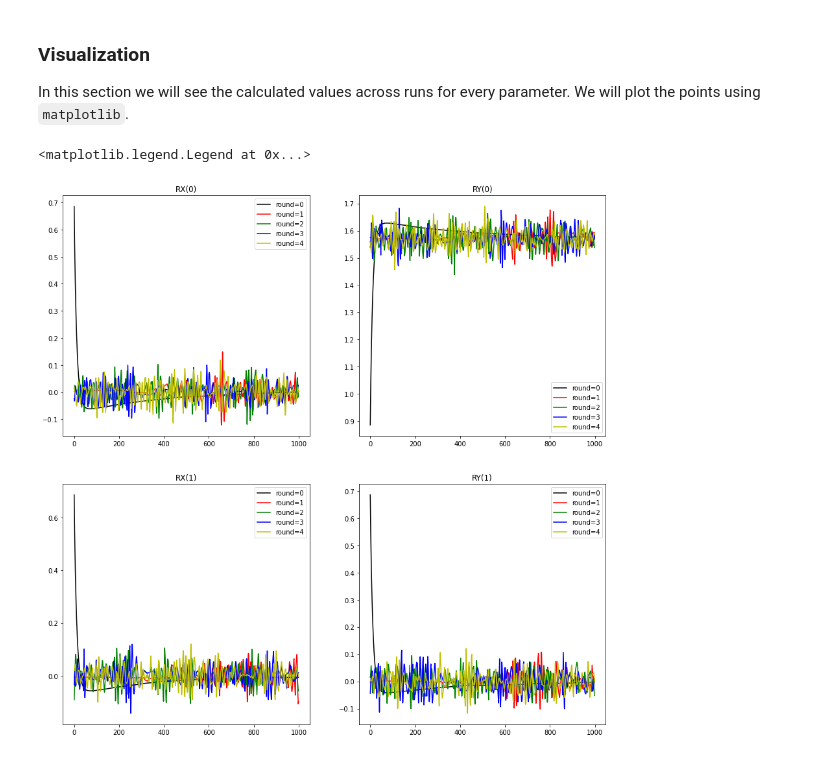
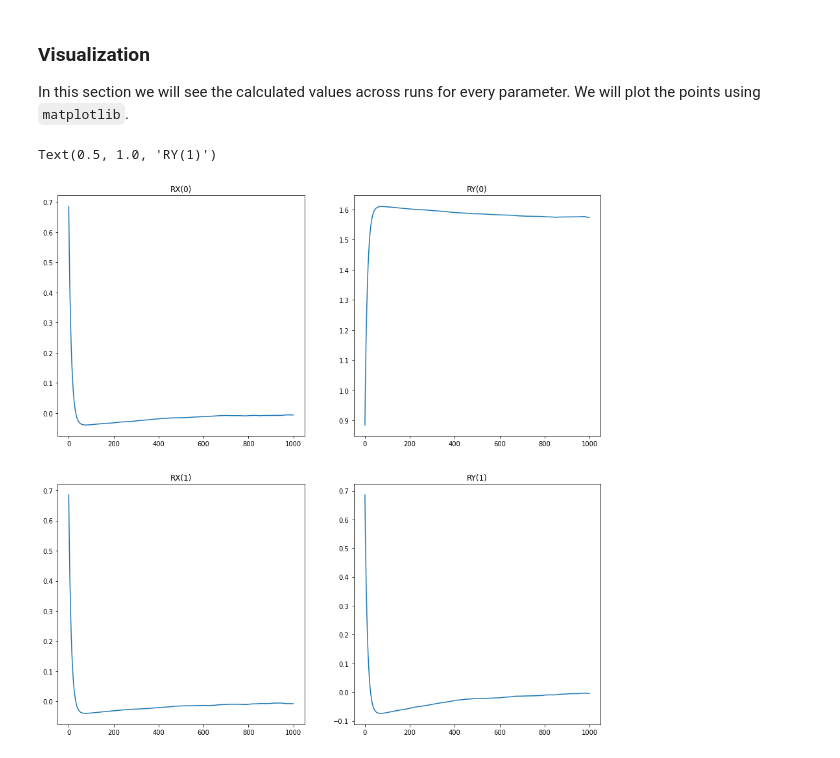
Before and after one commit to nvitucci/notebook_qc, a Jupyter notebook: Notebook.ipynb, the cells around one changed output. Cells and saved outputs as stored; diff of their text form; code cells hidden in the pictures.

```diff
--- a/Notebook.ipynb
+++ b/Notebook.ipynb
@@ -153,7 +171,7 @@ rounds = 5
 # %% [markdown]
 We also create an additional array that will collect the learned parameters per round:
 # %%
-params_history = np.zeros((rounds, 4, steps))
+params_history = np.zeros((4, steps))
 # %% [markdown]
 We define the cost function as the square of the difference between the value of the observable (which can be between 0 and 1) and 1; this means that the closer the observable gets to one, the smaller the cost becomes.
 
@@ -236,29 +251,18 @@ import matplotlib.pyplot as plt
 # %%
 # TODO: can be simplified
 fig, axs = plt.subplots(2, 2, figsize=(15,15))
-colors = ['k', 'r', 'g', 'b', 'y']  # Same length as rounds
 
-for r, c in enumerate(colors):
-    axs[0, 0].plot(params_history[r, 0, :], c,
-                   label=f'round={r}')
-    axs[0, 1].plot(params_history[r, 1, :], c,
-                   label=f'round={r}')
-    axs[1, 0].plot(params_history[r, 2, :], c,
-                   label=f'round={r}')
-    axs[1, 1].plot(params_history[r, 3, :], c,
-                   label=f'round={r}')
+axs[0, 0].plot(params_history[0, :])
+axs[0, 0].set_title('RX(0)')
 
-axs[0, 0].set_title('RX(0)')
-axs[0, 0].legend()
+axs[0, 1].plot(params_history[1, :])
+axs[0, 1].set_title('RY(0)')
 
-axs[0, 1].set_title('RY(0)')
-axs[0, 1].legend()
+axs[1, 0].plot(params_history[2, :])
+axs[1, 0].set_title('RX(1)')
 
-axs[1, 0].set_title('RX(1)')
-axs[1, 0].legend()
-
+axs[1, 1].plot(params_history[3, :])
 axs[1, 1].set_title('RY(1)')
-axs[1, 1].legend()
 # %% [output]
-<matplotlib.legend.Legend at 0x...>
+Text(0.5, 1.0, 'RY(1)')
-[figure, old version]
+[figure, new version]
```
Also changed, not shown: parts of 13 cells of this notebook, 1 other file.
